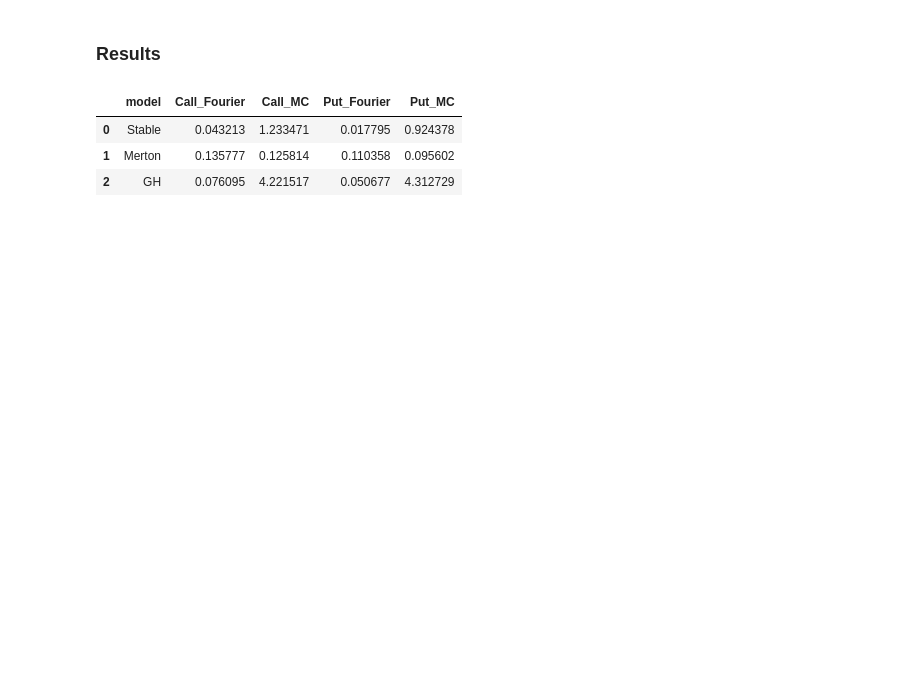
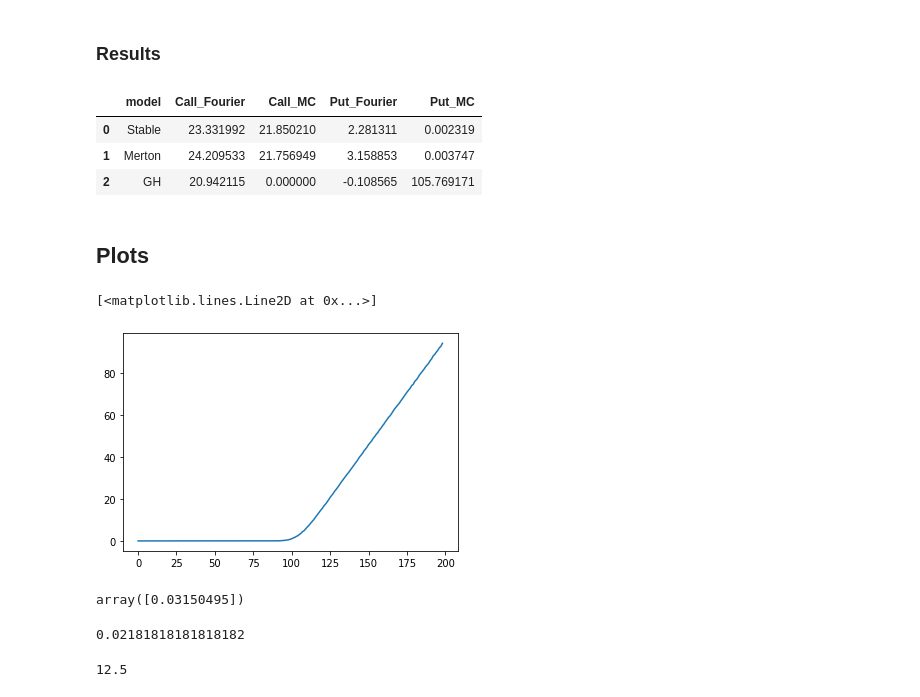
Before and after one commit to IGRDA/TFM, a Jupyter notebook: TFM_INAKI.ipynb, the cells around one changed output. Cells and saved outputs as stored; diff of their text form; code cells hidden in the pictures; blank space fills up the shorter version.

```diff
--- a/TFM_INAKI.ipynb
+++ b/TFM_INAKI.ipynb
@@ -265,26 +268,33 @@ print(gh_model.mcm)
 # %% [markdown]
 ### Results
-# %%
-data = [{'model': "Stable",
-         "Call_Fourier":utils.fourierPricer(K=K,S0=S0,r=r,cf=cf_stable_mcm,payoff="call",T=T,udep=False),
-         "Call_MC":alpha_model.mcPricer(K=K,r=r,T=T,S0=S0,payoff="call",N=10000)[0],
-         "Put_Fourier":utils.fourierPricer(K=K,S0=S0,r=r,cf=cf_stable_mcm,payoff="put",T=T,udep=False),
-         "Put_MC":alpha_model.mcPricer(K=K,r=r,T=T,S0=S0,payoff="put",N=10000)[0]},
-       {'model': "Merton",
-         "Call_Fourier":utils.fourierPricer(K=K,S0=S0,r=r,cf=cf_mert_mcm,payoff="call",T=T,udep=True),
-         "Call_MC":merton_model.mcPricer(K=K,r=r,T=T,S0=S0,payoff="call",N=10000)[0],
-         "Put_Fourier":utils.fourierPricer(K=K,S0=S0,r=r,cf=cf_mert_mcm,payoff="put",T=T,udep=True),
-         "Put_MC":merton_model.mcPricer(K=K,r=r,T=T,S0=S0,payoff="put",N=10000)[0]},
-       {'model': "GH",
-         "Call_Fourier":utils.fourierPricer(K=K,S0=S0,r=r,cf=cf_GH_mcm,payoff="call",T=T,udep=True),
-         "Call_MC":gh_model.mcPricer(K=K,r=r,T=T,S0=S0,payoff="call",N=1)[0],
-         "Put_Fourier":utils.fourierPricer(K=K,S0=S0,r=r,cf=cf_GH_mcm,payoff="put",T=T,udep=True),
-         "Put_MC":gh_model.mcPricer(K=K,r=r,T=T,S0=S0,payoff="put",N=1)[0]
-       }]
-
-pd.DataFrame.from_dict(data)
-# %% [output]
-|  | model | Call_Fourier | Call_MC | Put_Fourier | Put_MC |
-| 0 | Stable | 0.043213 | 1.233471 | 0.017795 | 0.924378 |
-| 1 | Merton | 0.135777 | 0.125814 | 0.110358 | 0.095602 |
-| 2 | GH | 0.076095 | 4.221517 | 0.050677 | 4.312729 |
+# %%
+data = [{'model': "Stable",
+         "Call_Fourier":utils.fourierPricer(K=K,S0=S0,r=r,cf=cf_stable_mcm,payoff="call",T=T,udep=False),
+         "Call_MC":alpha_model.mcPricer(K=K,r=r,T=T,S0=S0,payoff="call",N=10000)[0],
+         "Put_Fourier":utils.fourierPricer(K=K,S0=S0,r=r,cf=cf_stable_mcm,payoff="put",T=T,udep=False),
+         "Put_MC":alpha_model.mcPricer(K=K,r=r,T=T,S0=S0,payoff="put",N=10000)[0]},
+       {'model': "Merton",
+         "Call_Fourier":utils.fourierPricer(K=K,S0=S0,r=r,cf=cf_mert_mcm,payoff="call",T=T,udep=True),
+         "Call_MC":merton_model.mcPricer(K=K,r=r,T=T,S0=S0,payoff="call",N=10000)[0],
+         "Put_Fourier":utils.fourierPricer(K=K,S0=S0,r=r,cf=cf_mert_mcm,payoff="put",T=T,udep=True),
+         "Put_MC":merton_model.mcPricer(K=K,r=r,T=T,S0=S0,payoff="put",N=10000)[0]},
+       {'model': "GH",
+         "Call_Fourier":utils.fourierPricer(K=K,S0=S0,r=r,cf=cf_GH_mcm,payoff="call",T=T,udep=True),
+         "Call_MC":gh_model.mcPricer(K=K,r=r,T=T,S0=S0,payoff="call",N=1)[0],
+         "Put_Fourier":utils.fourierPricer(K=K,S0=S0,r=r,cf=cf_GH_mcm,payoff="put",T=T,udep=True),
+         "Put_MC":gh_model.mcPricer(K=K,r=r,T=T,S0=S0,payoff="put",N=1)[0]
+       }]
+
+pd.DataFrame.from_dict(data)
+# %% [output]
+|  | model | Call_Fourier | Call_MC | Put_Fourier | Put_MC |
+| 0 | Stable | 23.331992 | 21.850210 | 2.281311 | 0.002319 |
+| 1 | Merton | 24.209533 | 21.756949 | 3.158853 | 0.003747 |
+| 2 | GH | 20.942115 | 0.000000 | -0.108565 | 105.769171 |
+# %% [markdown]
+## Plots
+# %%
+plt.plot([merton_model.mcPricer(K=K,r=r,T=T,S0=s,payoff="call",N=10000)[0] for s in range(1,200)])
+# %% [output]
+[<matplotlib.lines.Line2D at 0x...>]
+[figure, added]
@@ -290,0 +319,14 @@ pd.DataFrame.from_dict(data)
+# %%
+from scipy.optimize import fsolve
+
+fsolve(lambda x:2.34-2.15- S0 + K*np.exp(-r*x),x0=1)
+# %% [output]
+array([0.03150495])
+# %%
+6/275
+# %% [output]
+0.02181818181818182
+# %%
+250*0.05
+# %% [output]
+12.5
```
Also changed, not shown: parts of 15 cells of this notebook, 3 other files.
